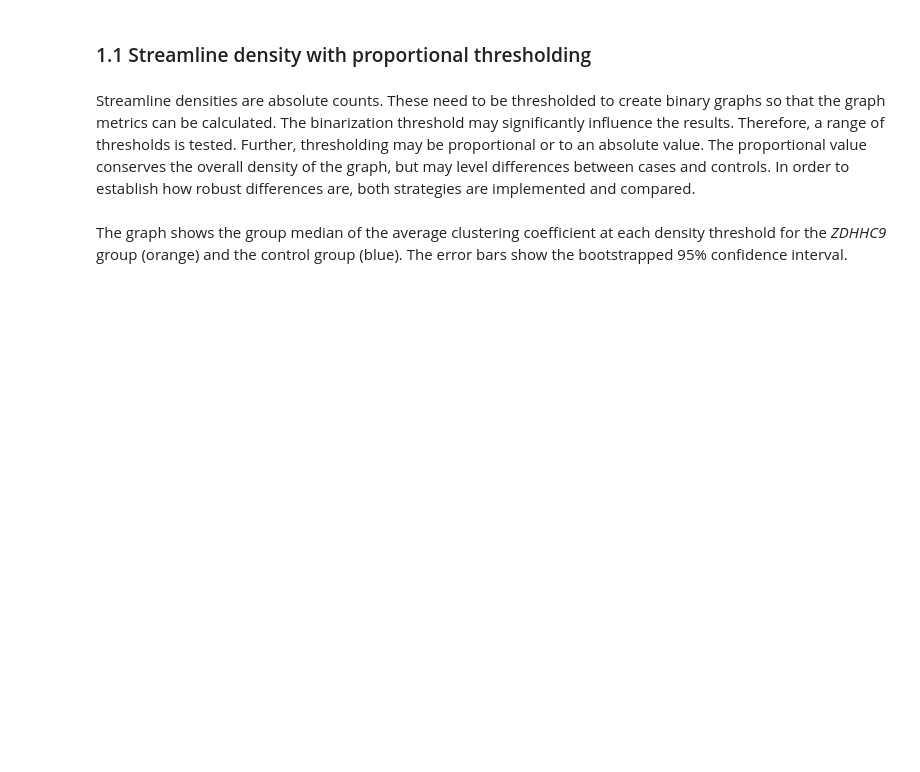
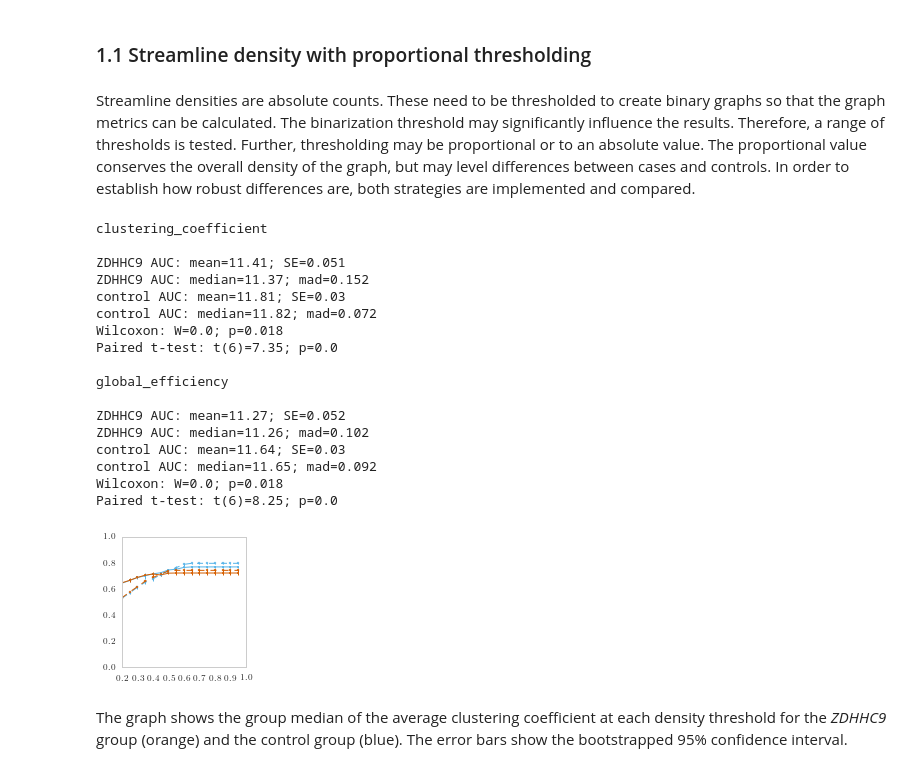
Before and after one commit to joebathelt/ZDHHC9_connectome, a Jupyter notebook: ZDHHC9_connectome_additional_analyses.ipynb, the cells around one changed output. Drawn from its saved outputs; the diff is of its cells as text; code cells hidden in the pictures; blank space fills up the shorter version.

```diff
--- a/ZDHHC9_connectome_additional_analyses.ipynb
+++ b/ZDHHC9_connectome_additional_analyses.ipynb
@@ -27,6 +29,8 @@ sns.set_style("whitegrid")
 sns.set_style({'axes.grid': False,
                'font.family': [u'serif'],
                'font.sans-serif': [u'Computer Modern Unicode'],})
+# %%
+outfolder = '/imaging/jb07/ZDHHC9/connectome_revisions/figures/'
 # %%
 def plot_adjacency_matrix(network):
     import matplotlib.pyplot as plt
@@ -154,7 +170,26 @@ def calculate_results(subject_list, threshold_range, model, weight, threshold_ty
 Streamline densities are absolute counts. These need to be thresholded to create binary graphs so that the graph metrics can be calculated. The binarization threshold may significantly influence the results. Therefore, a range of thresholds is tested. Further, thresholding may be proportional or to an absolute value. The proportional value conserves the overall density of the graph, but may level differences between cases and controls. In order to establish how robust differences are, both strategies are implemented and compared.
 # %%
 threshold_range = np.arange(0.2, 1., 0.05)
-calculate_results(subject_list, threshold_range, 'CSD', '', 'proportional')
+calculate_results(subject_list, threshold_range, 'CSD', '', 'proportional', False, outfolder + 'streamline_density_proportional.png')
+# %% [output]
+clustering_coefficient
+
+ZDHHC9 AUC: mean=11.41; SE=0.051
+ZDHHC9 AUC: median=11.37; mad=0.152
+control AUC: mean=11.81; SE=0.03
+control AUC: median=11.82; mad=0.072
+Wilcoxon: W=0.0; p=0.018
+Paired t-test: t(6)=7.35; p=0.0
+
+global_efficiency
+
+ZDHHC9 AUC: mean=11.27; SE=0.052
+ZDHHC9 AUC: median=11.26; mad=0.102
+control AUC: mean=11.64; SE=0.03
+control AUC: median=11.65; mad=0.092
+Wilcoxon: W=0.0; p=0.018
+Paired t-test: t(6)=8.25; p=0.0
+[figure, added]
 # %% [markdown]
 The graph shows the group median of the average clustering coefficient at each density threshold for the *ZDHHC9* group (orange) and the control group (blue). The error bars show the bootstrapped 95% confidence interval.
 # %% [markdown]
```
Also changed, not shown: parts of 17 cells of this notebook, 6 other files.
